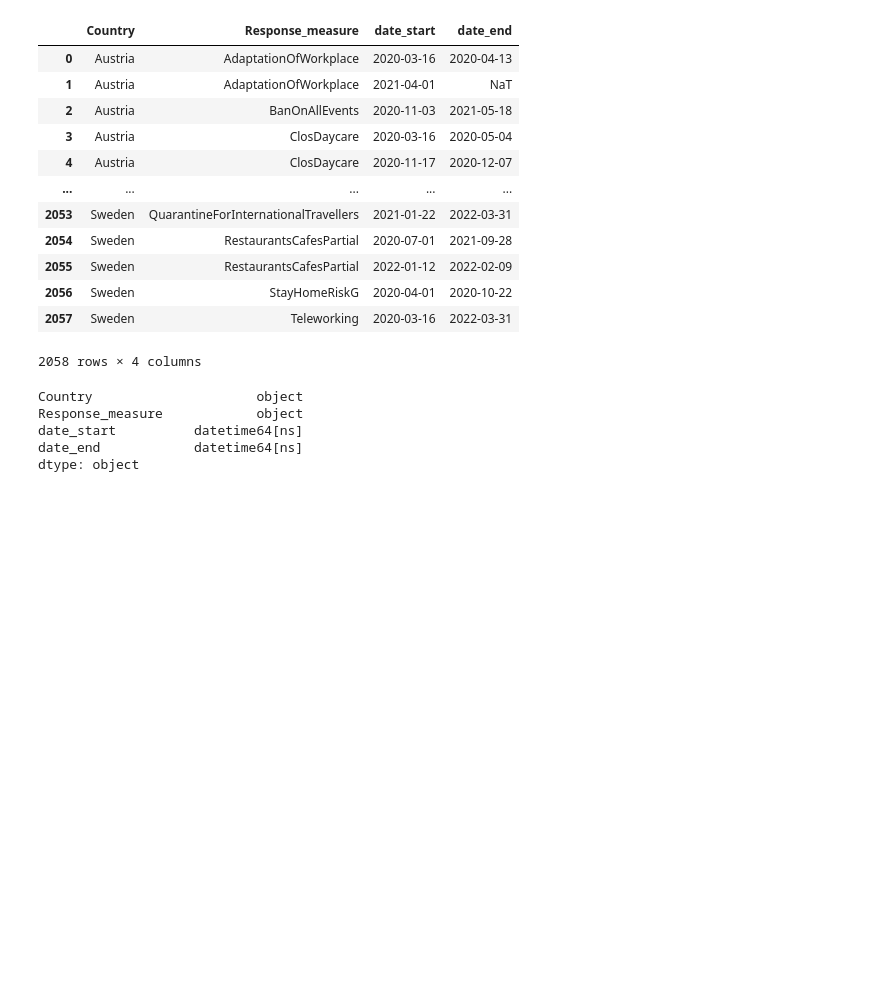
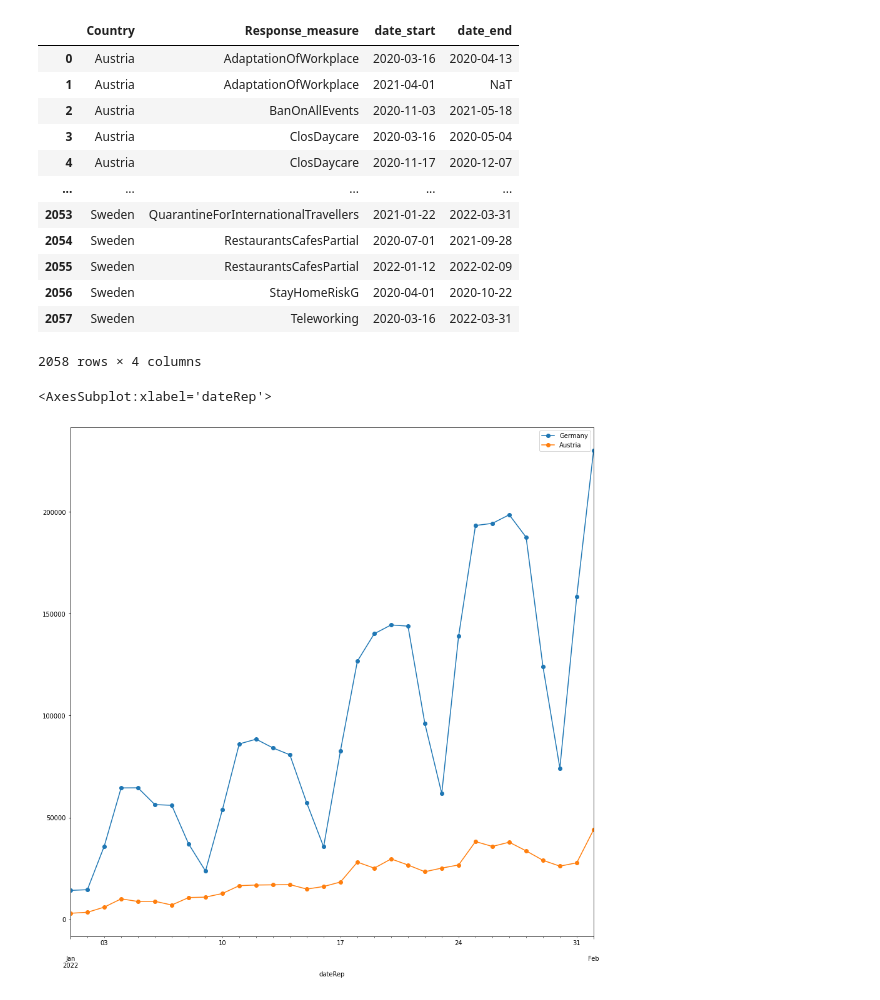
Before and after one commit to ciphersmaug/dst-project, a Jupyter notebook: project.ipynb, the cells around one changed output. Saved outputs shown, nothing was run; the diff lists cells and outputs as text; code cells hidden in the pictures; blank space fills up the shorter version.

```diff
--- a/project.ipynb
+++ b/project.ipynb
@@ -52,11 +54,17 @@ measures_df
 | 2056 | Sweden | StayHomeRiskG | 2020-04-01 | 2020-10-22 |
 | 2057 | Sweden | Teleworking | 2020-03-16 | 2022-03-31 |
 2058 rows × 4 columns
-# %%
-measures_df.dtypes
-# %% [output]
-Country                     object
-Response_measure            object
-date_start          datetime64[ns]
-date_end            datetime64[ns]
-dtype: object
+# %%
+cases_and_deaths_df = pd.read_csv("data.csv",sep=",",parse_dates=["dateRep"],dayfirst=True)[["dateRep","countriesAndTerritories","cases","deaths"]]
+#cases_df = cases_df.set_index(["dateRep","countriesAndTerritories"])
+cases_df = cases_and_deaths_df[["dateRep","countriesAndTerritories","cases"]].pivot(index="dateRep",columns="countriesAndTerritories")["cases"].reset_index()
+deaths_df = cases_and_deaths_df[["dateRep","countriesAndTerritories","deaths"]].pivot(index="dateRep",columns="countriesAndTerritories")["deaths"].reset_index()
+cases_df.columns.name = None
+deaths_df.columns.name = None
+cases_df.set_index("dateRep", inplace=True)
+deaths_df.set_index("dateRep",inplace=True)
+# %%
+cases_df[["Germany","Austria"]]["2022-01-01":"2022-02-01"].plot(figsize=(15,15),style="-o")
+# %% [output]
+<AxesSubplot:xlabel='dateRep'>
+[figure, added]
```
Also changed, not shown: parts of 2 cells of this notebook, 1 other file.
